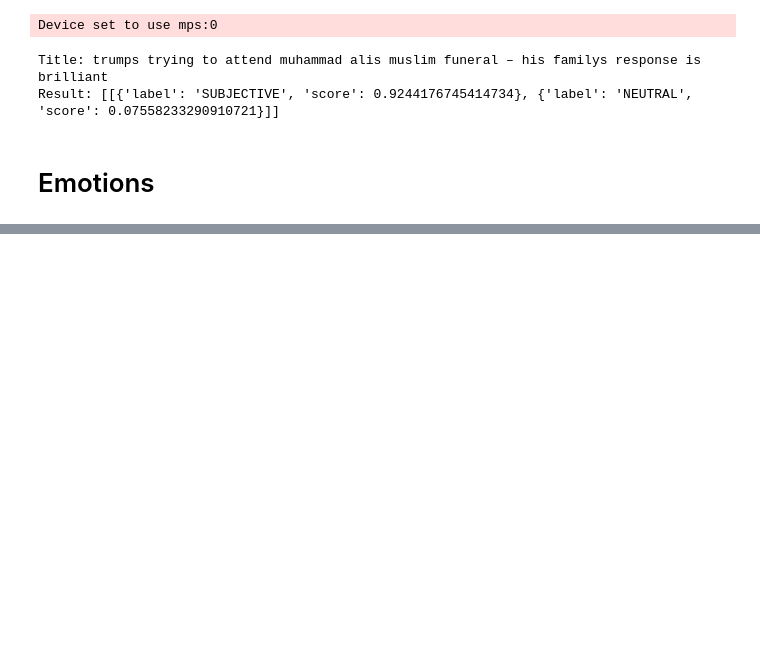
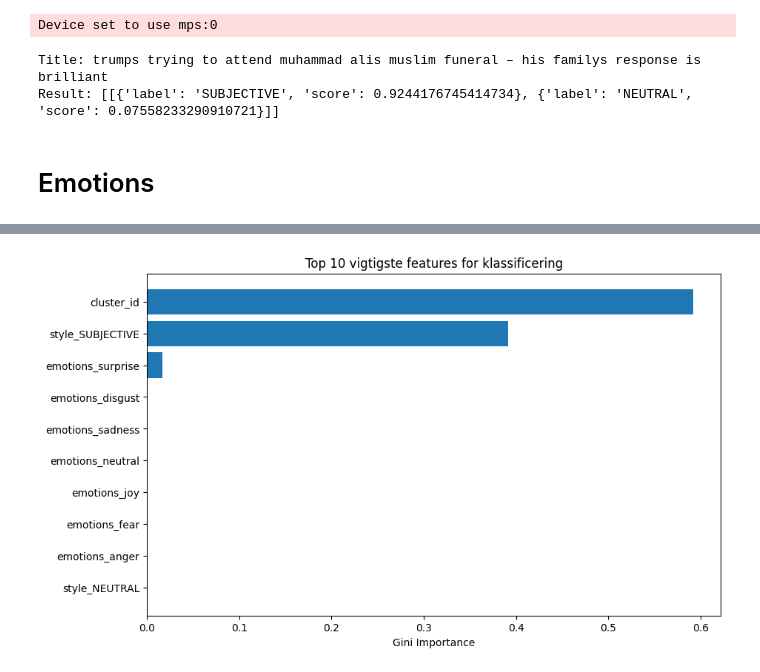
Before and after one commit to CXLange/News-and-market-sentiment-analytics---exam-, a Jupyter notebook: working_notebook.ipynb, the cells around one changed output, grey strips where cells are left out. Saved outputs shown, nothing was run; the diff lists cells and outputs as text; code cells hidden in the pictures; blank space fills up the shorter version.

```diff
--- a/working_notebook.ipynb
+++ b/working_notebook.ipynb
@@ -1003,0 +1638,18 @@ data['title_standard'][1000]
+# %%
+import pandas as pd
+from sklearn.model_selection import train_test_split
+
+
+# Use clusters since these are made based on embeddings. Using acutal embeddings does not yield much better result and complicated decision making progress
+features_embeddings = pd.DataFrame(data['cluster_id']).reset_index(drop=True)
+
+
+features_meta = pd.get_dummies(data[['style', 'emotions']]).reset_index(drop=True)
+
+# Combine
+X = pd.concat([features_embeddings, features_meta], axis=1)
+y = data['label']
+
+X.columns = X.columns.astype(str)
+# Split to train and test
+X_train, X_test, y_train, y_test = train_test_split(X, y, test_size=0.2, random_state=42)
@@ -1003,0 +1701,16 @@ data['title_standard'][1000]
+# %%
+import numpy as np
+
+# Find de vigtigste features
+importances = tree_clf.feature_importances_
+feature_names = X.columns
+indices = np.argsort(importances)[-10:]  # Top 10
+
+plt.figure(figsize=(10, 6))
+plt.title("Top 10 vigtigste features for klassificering")
+plt.barh(range(len(indices)), importances[indices], align="center")
+plt.yticks(range(len(indices)), [feature_names[i] for i in indices])
+plt.xlabel("Gini Importance")
+plt.show()
+# %% [output]
+[figure, added]
```
Also changed, not shown: parts of 44 cells of this notebook.
